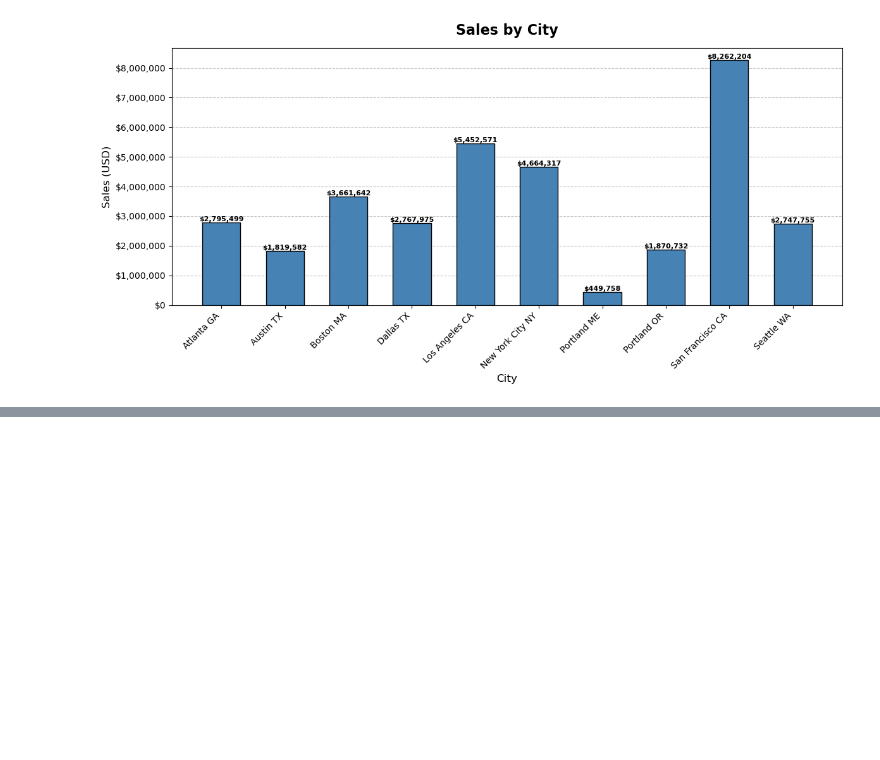
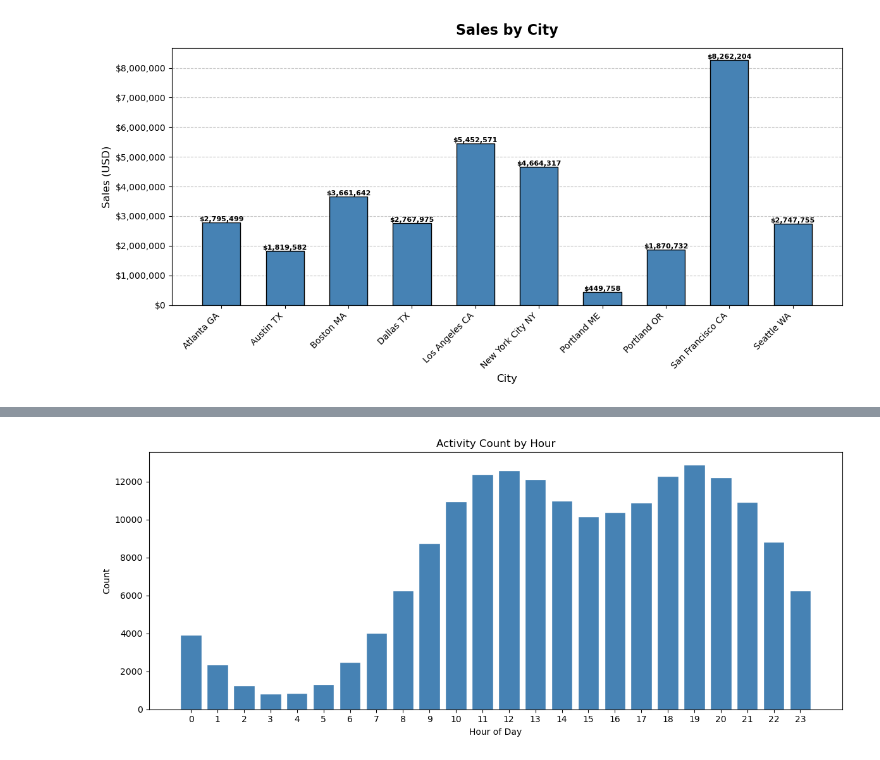
Before and after one commit to tobezhanabi/Sales-Analysis, a Jupyter notebook: salesAnalysis.ipynb, the cells around one changed output, grey strips where cells are left out. Drawn from its saved outputs; the diff is of its cells as text; code cells hidden in the pictures; blank space fills up the shorter version.

```diff
--- a/salesAnalysis.ipynb
+++ b/salesAnalysis.ipynb
@@ -169,0 +172,2 @@ plt.show()
+# %%
+all_data['Order Date'] = pd.to_datetime(all_data['Order Date'])
@@ -169,0 +183,3 @@ plt.show()
+# %%
+all_data['Hour'] = all_data['Order Date'].dt.hour
+all_data['Minute'] = all_data['Order Date'].dt.minute
@@ -169,0 +197,14 @@ plt.show()
+# %%
+hourly_counts = all_data.groupby('Hour').count().iloc[:, 0]  # get first column as counts
+
+plt.figure(figsize=(12, 5))
+plt.bar(hourly_counts.index, hourly_counts.values, color='steelblue', edgecolor='white')
+
+plt.title('Activity Count by Hour')
+plt.xlabel('Hour of Day')
+plt.ylabel('Count')
+plt.xticks(range(0, 24))  # show all 24 hours on x-axis
+plt.tight_layout()
+plt.show()
+# %% [output]
+[figure, added]
```
Also changed, not shown: parts of 5 cells of this notebook.
